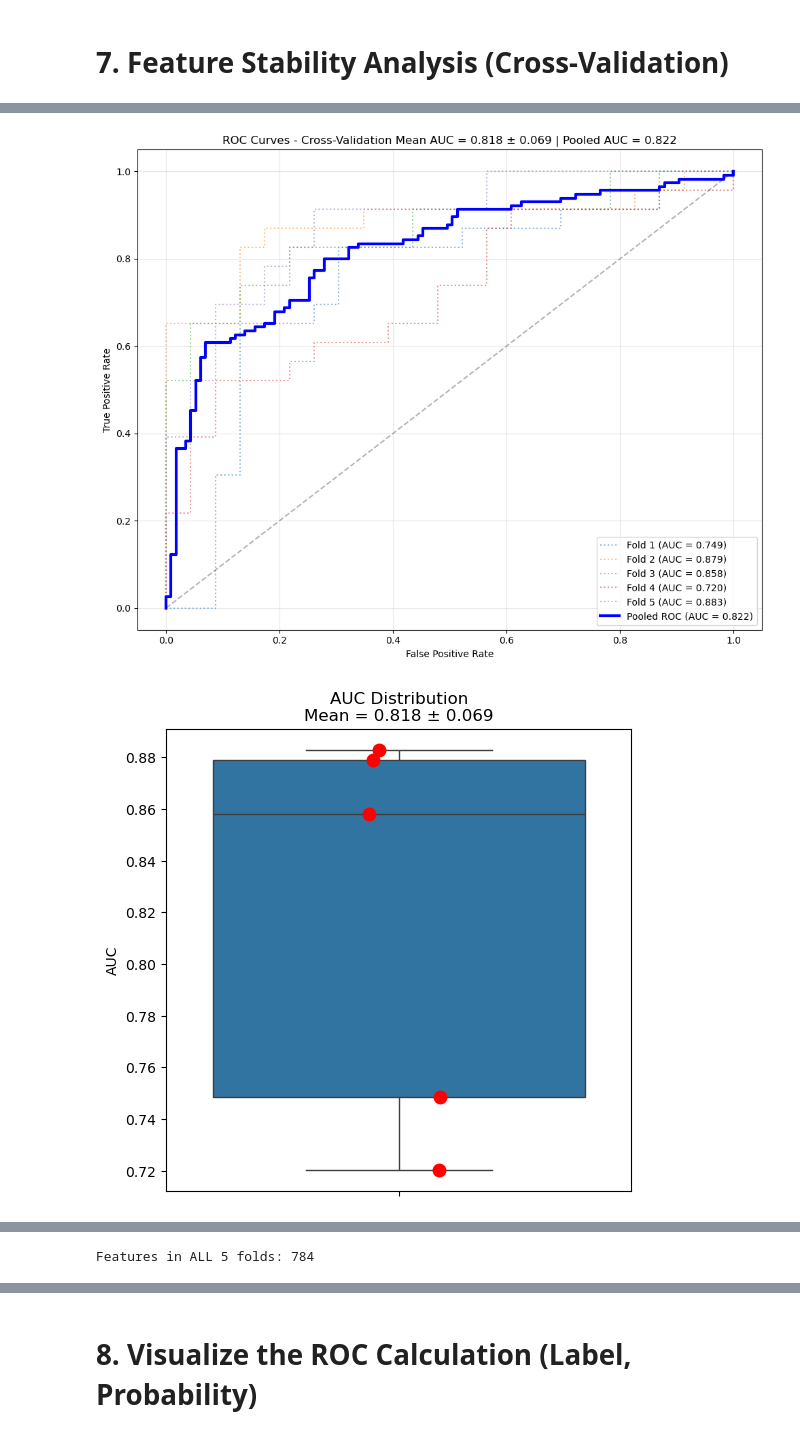
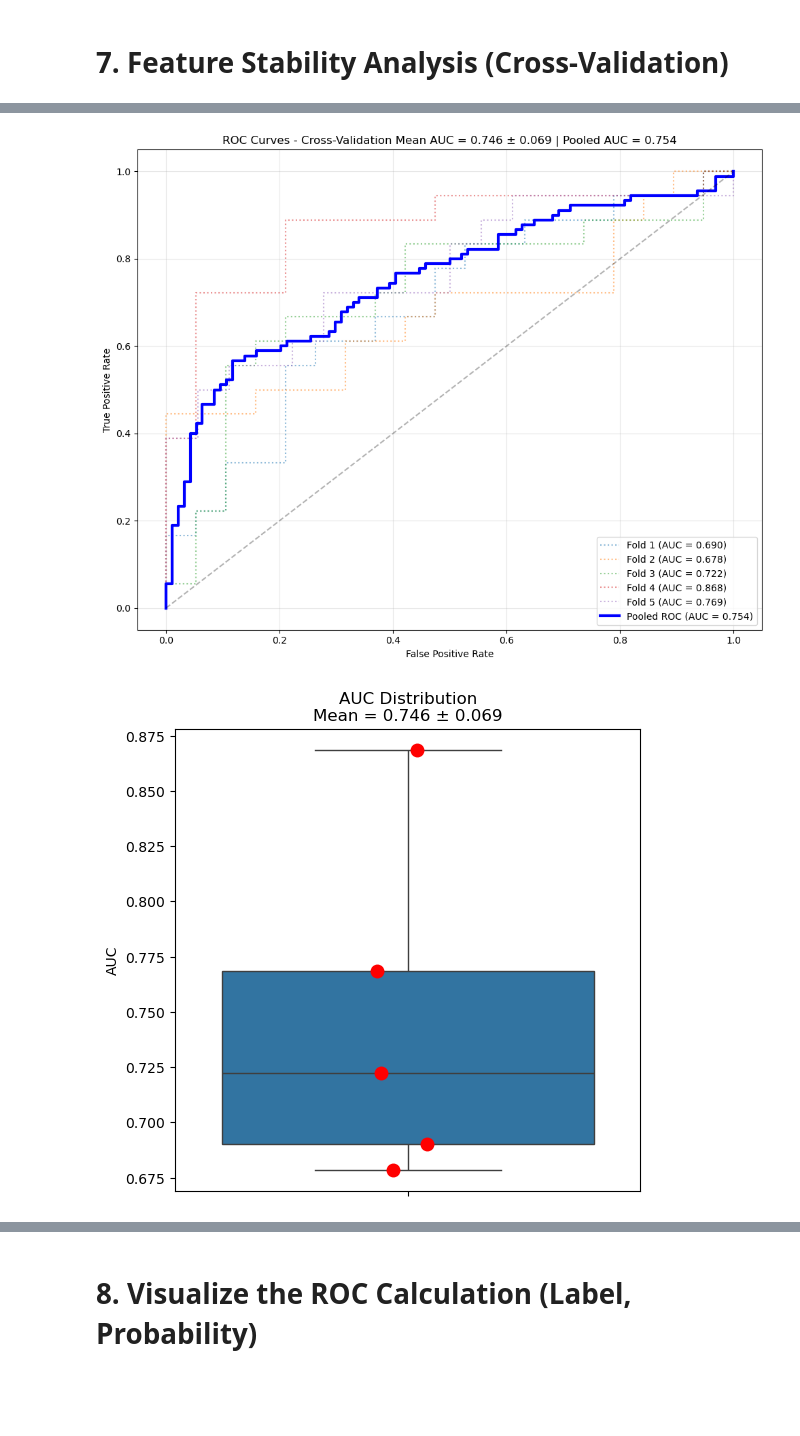
Before and after one commit to LabMedDHM/lotta_frag, a Jupyter notebook: 04_lasso_modeling.ipynb, the cells around one changed output, grey strips where cells are left out. Saved outputs shown, nothing was run; the diff lists cells and outputs as text; code cells hidden in the pictures; blank space fills up the shorter version.

```diff
--- a/04_lasso_modeling.ipynb
+++ b/04_lasso_modeling.ipynb
@@ -493,31 +483,11 @@ print("Running 5-Fold Cross-Validation for Feature Stability.")
 
 # Re-verify label consistency
 # hier macht es keinen sinn die stable pipeline zu nutzen, da in jedem fold mit dem gleichen c wert (c_1se) trainiert wird
-cv_results = cross_validation(X, y, pipeline, n_folds=5)
+cv_results = cross_validation(X_train, y_train, pipeline, n_folds=5)
 
 # Plotte Performance
 plot_roc_curves(cv_results)
 plot_auc_boxplot(cv_results)
-
-# Feature Stability Analyse
-stability_df = analyze_feature_stability(cv_results)
-n_folds = 5
-stable_in_all = stability_df[stability_df['Frequency'] == n_folds]
-anzahl_stable = len(stable_in_all)
-print("Number of Stable Features (Selected across multiple folds):", anzahl_stable)
-print("\nTop Stable Features (Selected across multiple folds):")
-print(stability_df.head(5))
-
-# Histogram
-plt.figure(figsize=(8, 4))
-stability_df['Frequency'].value_counts().sort_index().plot(kind='bar')
-plt.title('Feature Selection Frequency across 5 Folds')
-plt.xlabel('Number of Folds')
-plt.ylabel('Number of Features')
-plt.grid(axis='y', alpha=0.3)
-plt.savefig(f"/labmed/workspace/lotta/finaletoolkit/outputs/plots/roc_curve_{bin_size}_fold.png")
-plt.show()
-print(f"Features in ALL 5 folds: {len(stable_in_all)}")
 # %% [output]
 Running 5-Fold Cross-Validation for Feature Stability.
 Fold 1/5...
@@ -533,2 +503,2 @@ Fold 5/5...
-[figure, old version]
+[figure, new version]
-[figure, old version]
+[figure, new version]
@@ -545 +504,0 @@ Top Stable Features (Selected across multiple folds):
-Features in ALL 5 folds: 784
```
Also changed, not shown: parts of 17 cells of this notebook.
